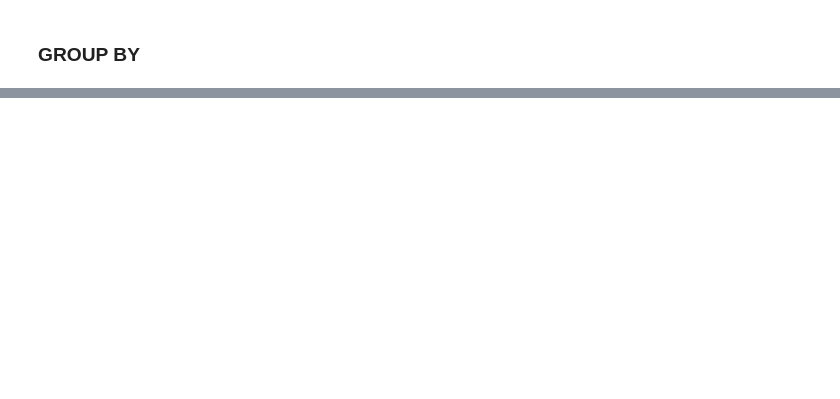
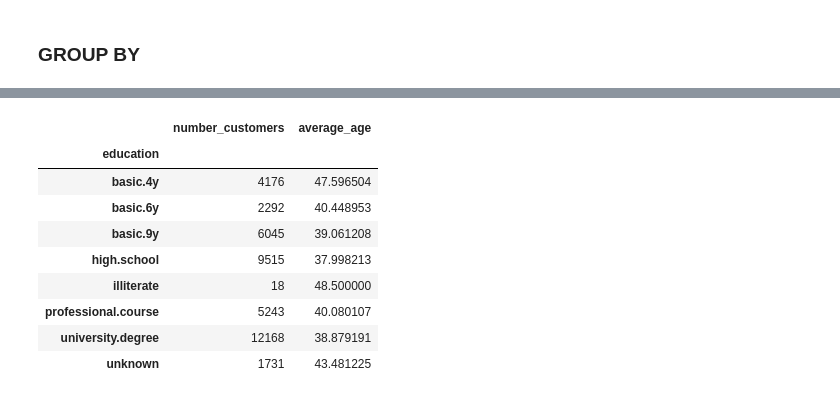
Before and after one commit to jameschesnut/code_snippets, a Jupyter notebook: pandas_functions.ipynb, the cells around one changed output, grey strips where cells are left out. Drawn from its saved outputs; the diff is of its cells as text; code cells hidden in the pictures; blank space fills up the shorter version.

```diff
--- a/pandas_functions.ipynb
+++ b/pandas_functions.ipynb
@@ -49,0 +133,16 @@ raw_data.head()
+# %%
+# group by with aggregate and rename
+df.groupby(['education'])['age'].agg(['count','mean']).rename(columns={'education':'education_type',
+                                                                     'count':'number_customers',
+                                                                     'mean':'average_age'})
+# %% [output]
+|  | number_customers | average_age |
+| education |  |  |
+| basic.4y | 4176 | 47.596504 |
+| basic.6y | 2292 | 40.448953 |
+| basic.9y | 6045 | 39.061208 |
+| high.school | 9515 | 37.998213 |
+| illiterate | 18 | 48.500000 |
+| professional.course | 5243 | 40.080107 |
+| university.degree | 12168 | 38.879191 |
+| unknown | 1731 | 43.481225 |
```
Also changed, not shown: parts of 23 cells of this notebook.
